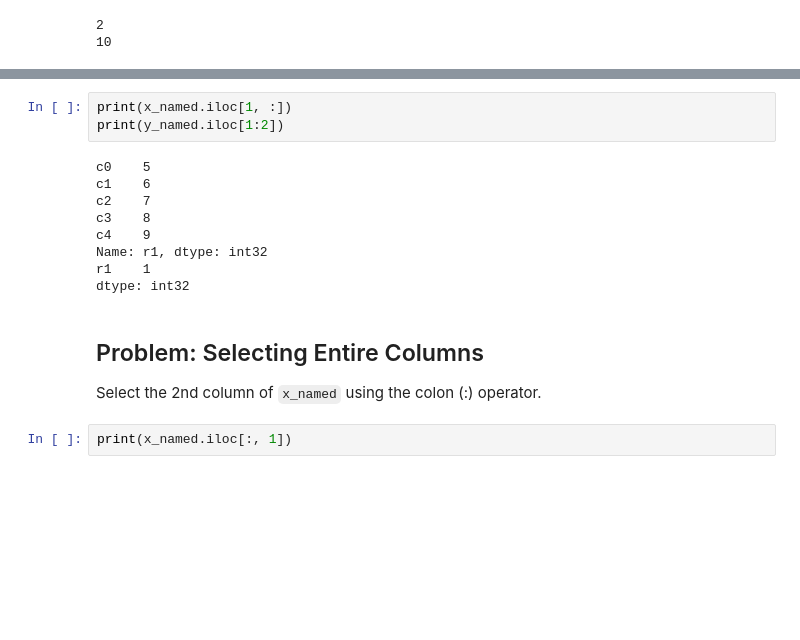
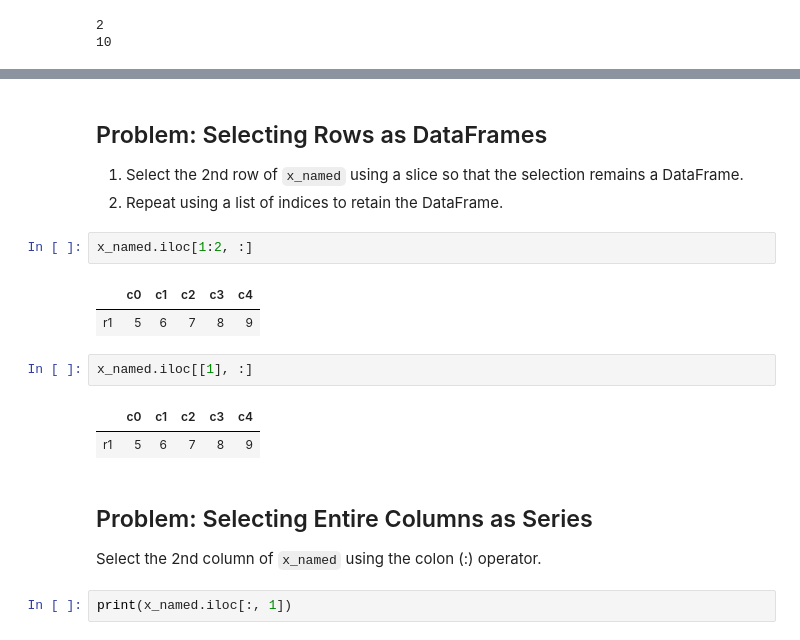
Before and after one commit to bashtage/python-introduction, a Jupyter notebook: solutions/lesson-10.ipynb, the cells around one changed output, grey strips where cells are left out. Drawn from its saved outputs; the diff is of its cells as text; blank space fills up the shorter version.

```diff
--- a/solutions/lesson-10.ipynb
+++ b/solutions/lesson-10.ipynb
@@ -72,17 +90,21 @@ print(x_named.iloc[2, 0])
+# %% [markdown]
+## Problem: Selecting Rows as DataFrames
+
+1. Select the 2nd row of `x_named` using a slice so that the selection
+   remains a DataFrame.
+2. Repeat using a list of indices to retain the DataFrame.
 # %%
-print(x_named.iloc[1, :])
-print(y_named.iloc[1:2])
+x_named.iloc[1:2, :]
 # %% [output]
-c0    5
-c1    6
-c2    7
-c3    8
-c4    9
-Name: r1, dtype: int32
-r1    1
-dtype: int32
+|  | c0 | c1 | c2 | c3 | c4 |
+| r1 | 5 | 6 | 7 | 8 | 9 |
+# %%
+x_named.iloc[[1], :]
+# %% [output]
+|  | c0 | c1 | c2 | c3 | c4 |
+| r1 | 5 | 6 | 7 | 8 | 9 |
 # %% [markdown]
-## Problem: Selecting Entire Columns
+## Problem: Selecting Entire Columns as Series
 Select the 2nd column of `x_named` using the colon (:) operator.
 # %%
 print(x_named.iloc[:, 1])
```
Also changed, not shown: parts of 18 cells of this notebook, 7 other files.
